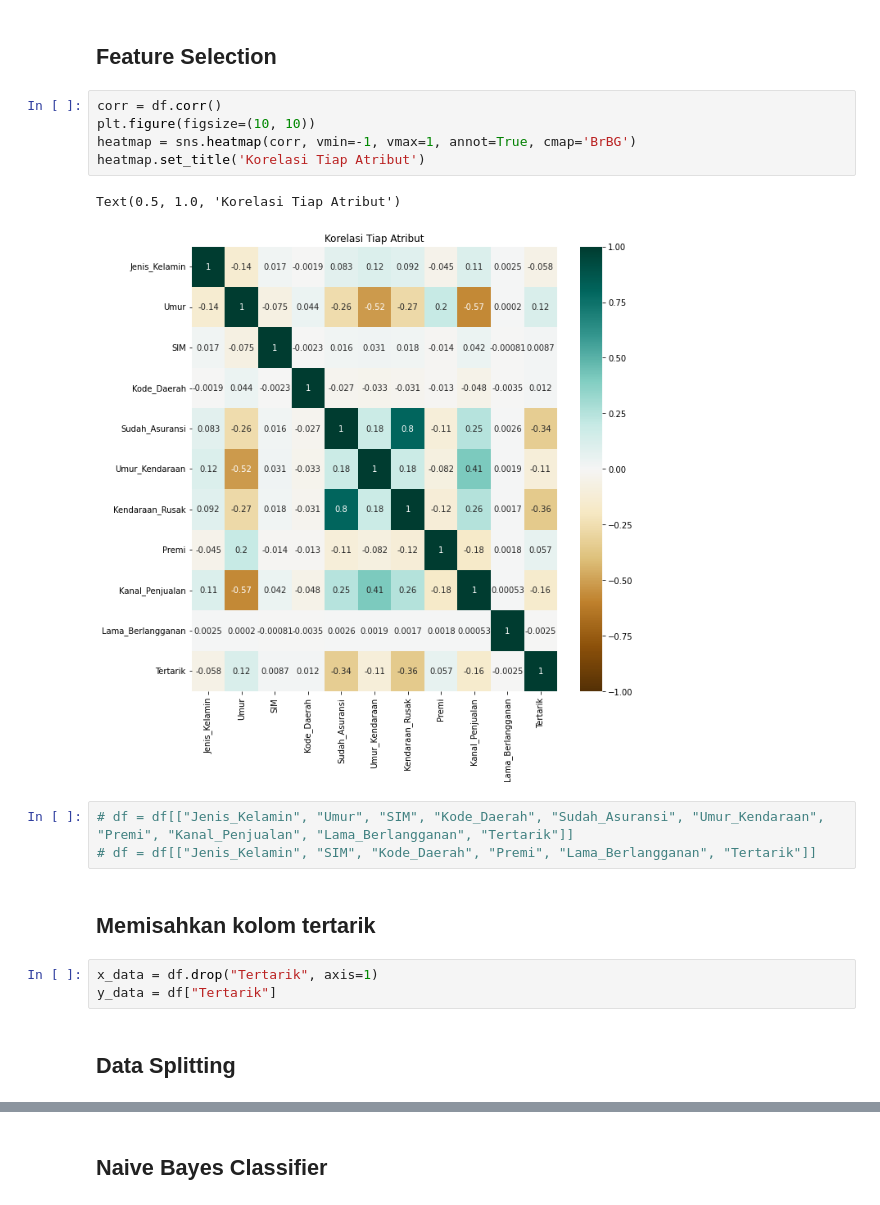
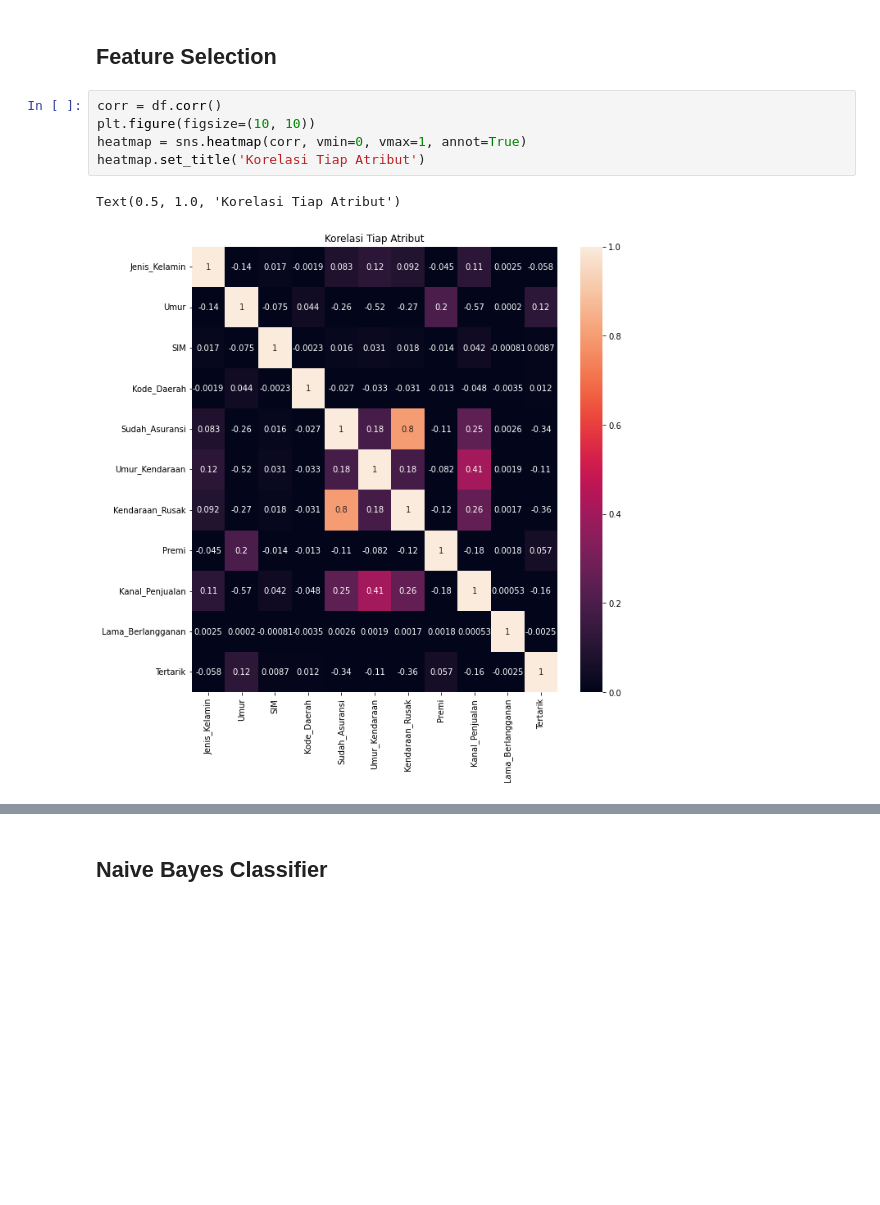
Before and after one commit to alfi2811/Tubes-Pembelajaran-Mesin-Classification, a Jupyter notebook: classificationData.ipynb, the cells around one changed output, grey strips where cells are left out. Cells and saved outputs as stored; diff of their text form; blank space fills up the shorter version.

```diff
--- a/classificationData.ipynb
+++ b/classificationData.ipynb
@@ -29,18 +29,8 @@ sns.catplot(x='Tertarik', data=df_test, kind='count').set(title='Data Test')
 # %%
 corr = df.corr()
 plt.figure(figsize=(10, 10))
-heatmap = sns.heatmap(corr, vmin=-1, vmax=1, annot=True, cmap='BrBG')
+heatmap = sns.heatmap(corr, vmin=0, vmax=1, annot=True)
 heatmap.set_title('Korelasi Tiap Atribut')
 # %% [output]
 Text(0.5, 1.0, 'Korelasi Tiap Atribut')
-[figure, old version]
+[figure, new version]
-# %%
-# df = df[["Jenis_Kelamin", "Umur", "SIM", "Kode_Daerah", "Sudah_Asuransi", "Umur_Kendaraan", "Premi", "Kanal_Penjualan", "Lama_Berlangganan", "Tertarik"]]
-# df = df[["Jenis_Kelamin", "SIM", "Kode_Daerah", "Premi", "Lama_Berlangganan", "Tertarik"]]
-# %% [markdown]
-## Memisahkan kolom tertarik
-# %%
-x_data = df.drop("Tertarik", axis=1)
-y_data = df["Tertarik"]
-# %% [markdown]
-## Data Splitting
```
Also changed, not shown: parts of 26 cells of this notebook, 5 other files.
